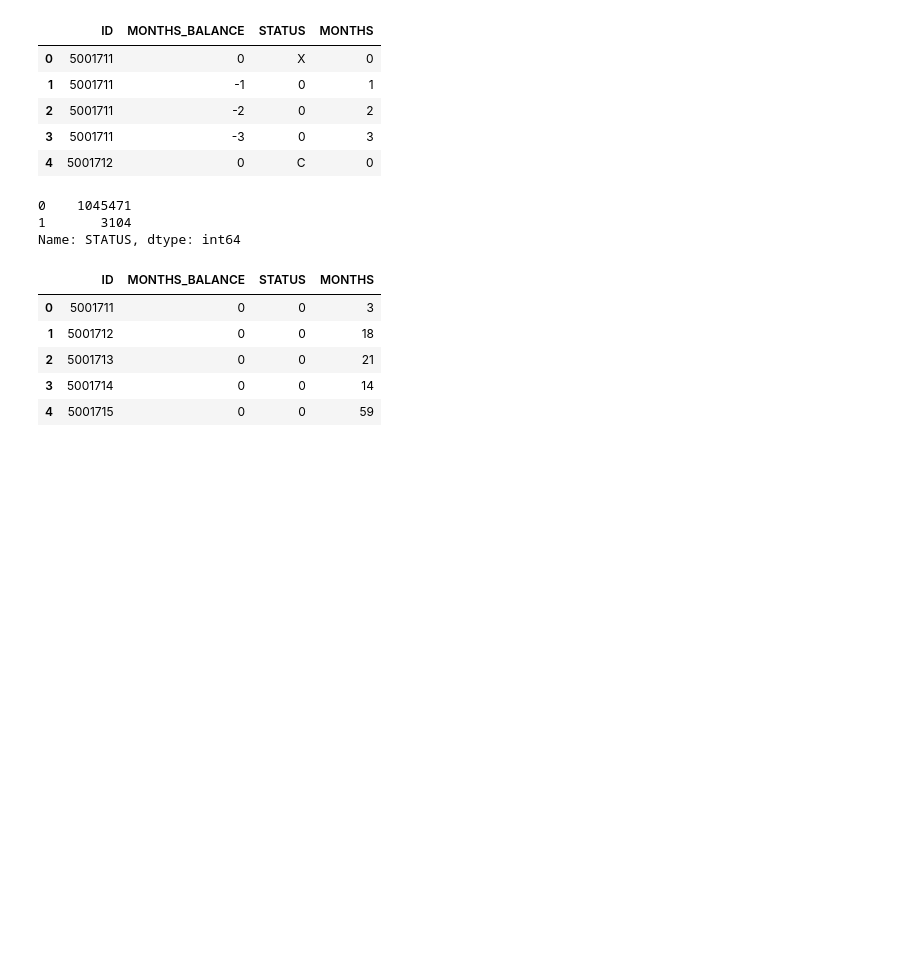
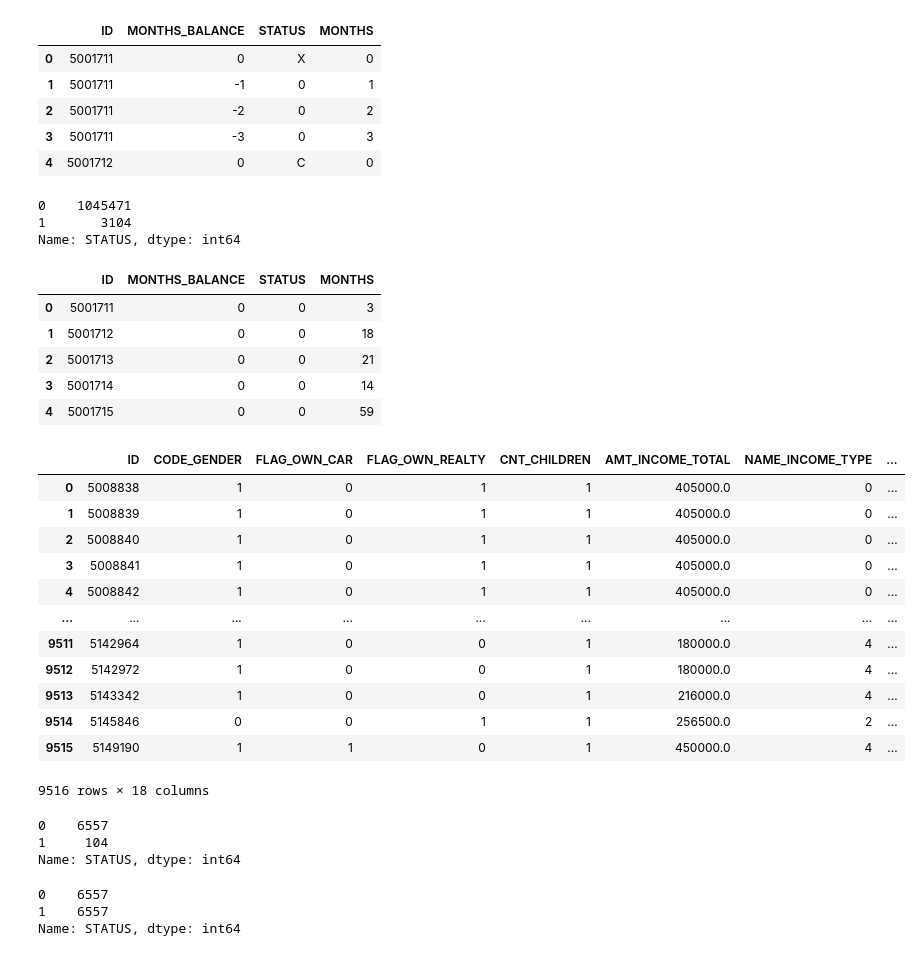
Before and after one commit to isoori/Credit-Card-Approval-Prediction, a Jupyter notebook: Credit Card Approval Prediction.ipynb, the cells around one changed output. Cells and saved outputs as stored; diff of their text form; code cells hidden in the pictures; blank space fills up the shorter version.

```diff
--- a/Credit Card Approval Prediction.ipynb
+++ b/Credit Card Approval Prediction.ipynb
@@ -176,3 +178,23 @@ recgb.head()
 | 2 | 5001713 | 0 | 0 | 21 |
 | 3 | 5001714 | 0 | 0 | 14 |
 | 4 | 5001715 | 0 | 0 | 59 |
+# %%
+app=app.merge(recgb,how='inner',on='ID')
+# %%
+app.drop(['MONTHS_BALANCE','MONTHS'],axis=1,inplace=True)
+# %%
+app
+# %% [output]
+|  | ID | CODE_GENDER | FLAG_OWN_CAR | FLAG_OWN_REALTY | CNT_CHILDREN | AMT_INCOME_TOTAL | NAME_INCOME_TYPE | ... |
+| 0 | 5008838 | 1 | 0 | 1 | 1 | 405000.0 | 0 | ... |
+| 1 | 5008839 | 1 | 0 | 1 | 1 | 405000.0 | 0 | ... |
+| 2 | 5008840 | 1 | 0 | 1 | 1 | 405000.0 | 0 | ... |
+| 3 | 5008841 | 1 | 0 | 1 | 1 | 405000.0 | 0 | ... |
+| 4 | 5008842 | 1 | 0 | 1 | 1 | 405000.0 | 0 | ... |
+| ... | ... | ... | ... | ... | ... | ... | ... | ... |
+| 9511 | 5142964 | 1 | 0 | 0 | 1 | 180000.0 | 4 | ... |
+| 9512 | 5142972 | 1 | 0 | 0 | 1 | 180000.0 | 4 | ... |
+| 9513 | 5143342 | 1 | 0 | 0 | 1 | 216000.0 | 4 | ... |
+| 9514 | 5145846 | 0 | 0 | 1 | 1 | 256500.0 | 2 | ... |
+| 9515 | 5149190 | 1 | 1 | 0 | 1 | 450000.0 | 4 | ... |
+9516 rows × 18 columns
@@ -178,0 +210,12 @@ recgb.head()
+# %%
+y_train.value_counts()
+# %% [output]
+0    6557
+1     104
+Name: STATUS, dtype: int64
+# %%
+Y_BALANCE.value_counts()
+# %% [output]
+0    6557
+1    6557
+Name: STATUS, dtype: int64
```
Also changed, not shown: parts of 8 cells of this notebook.
